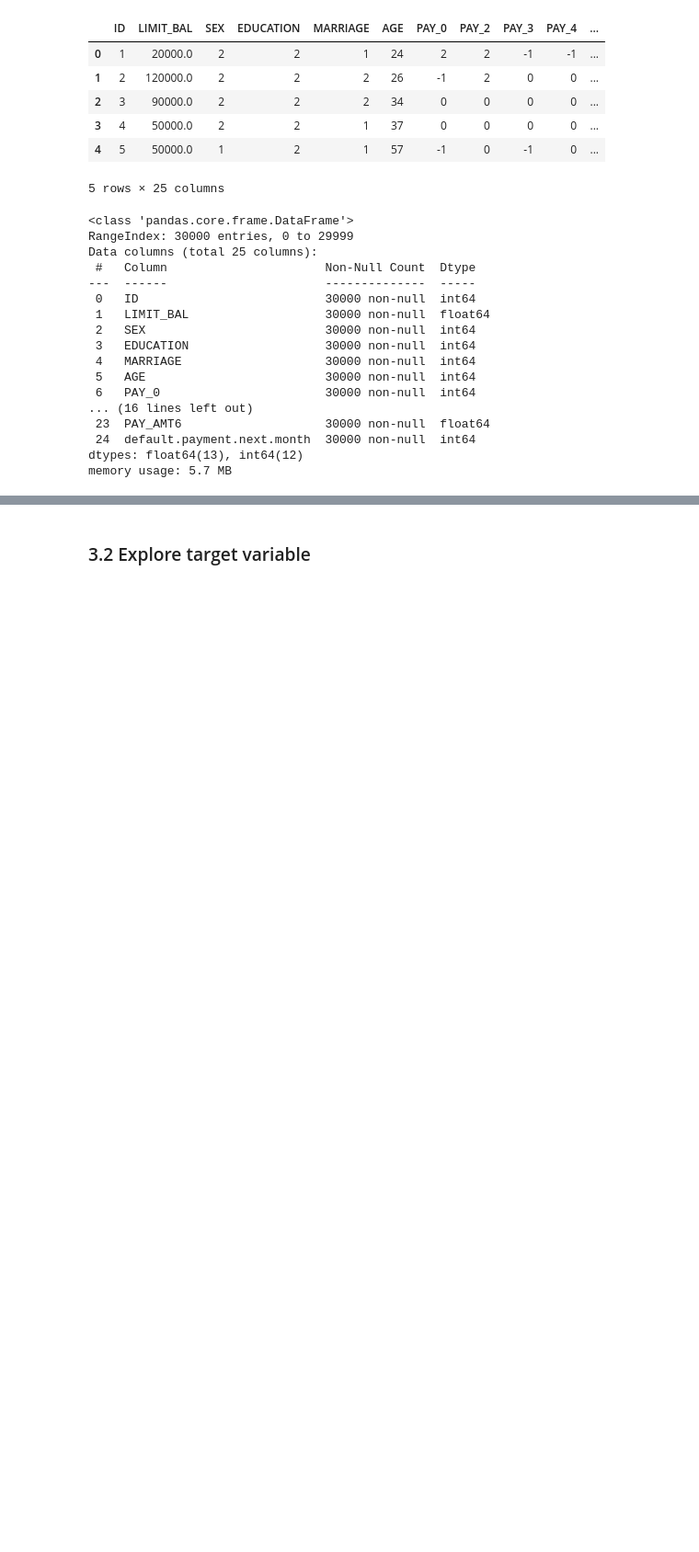
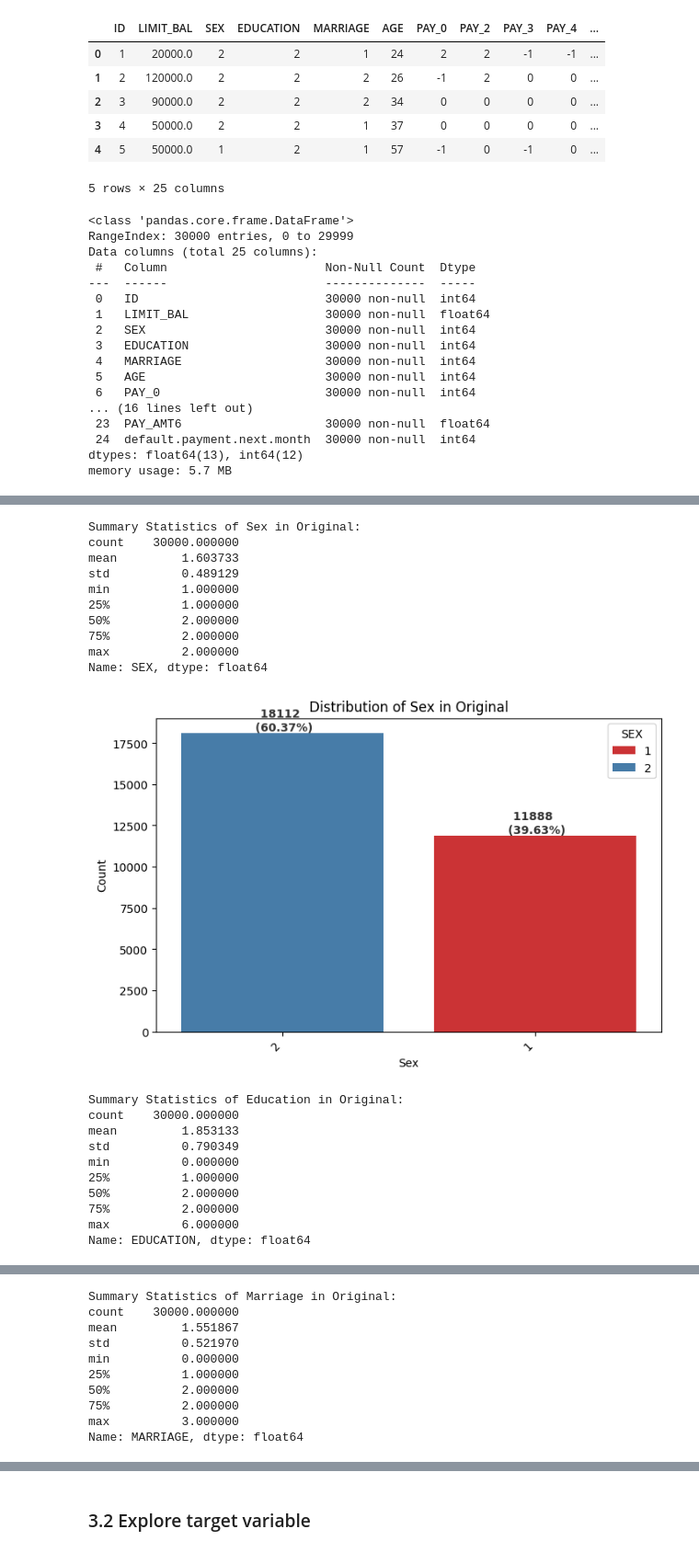
Before and after one commit to Nelkit/36103-AT2-data-analysis-project, a Jupyter notebook: 36103_AT2B_data_analysis_project.ipynb, the cells around one changed output, grey strips where cells are left out. Shown at 92% size. Saved outputs shown, nothing was run; the diff lists cells and outputs as text; code cells hidden in the pictures; blank space fills up the shorter version.

```diff
--- a/36103_AT2B_data_analysis_project.ipynb
+++ b/36103_AT2B_data_analysis_project.ipynb
@@ -169,0 +351,25 @@ memory usage: 5.7 MB
+# %%
+for col in cat_cols:
+  plotting_cat_feature_distributions(original_df, col, dataset_name="Original")
+# %% [output]
+Summary Statistics of Sex in Original:
+count    30000.000000
+mean         1.603733
+std          0.489129
+min          1.000000
+25%          1.000000
+50%          2.000000
+75%          2.000000
+max          2.000000
+Name: SEX, dtype: float64
+[figure, added]
+Summary Statistics of Education in Original:
+count    30000.000000
+mean         1.853133
+std          0.790349
+min          0.000000
+25%          1.000000
+50%          2.000000
+75%          2.000000
+max          6.000000
+Name: EDUCATION, dtype: float64
@@ -169,0 +377,10 @@ memory usage: 5.7 MB
+Summary Statistics of Marriage in Original:
+count    30000.000000
+mean         1.551867
+std          0.521970
+min          0.000000
+25%          1.000000
+50%          2.000000
+75%          2.000000
+max          3.000000
+Name: MARRIAGE, dtype: float64
```
Also changed, not shown: parts of 10 cells of this notebook.
